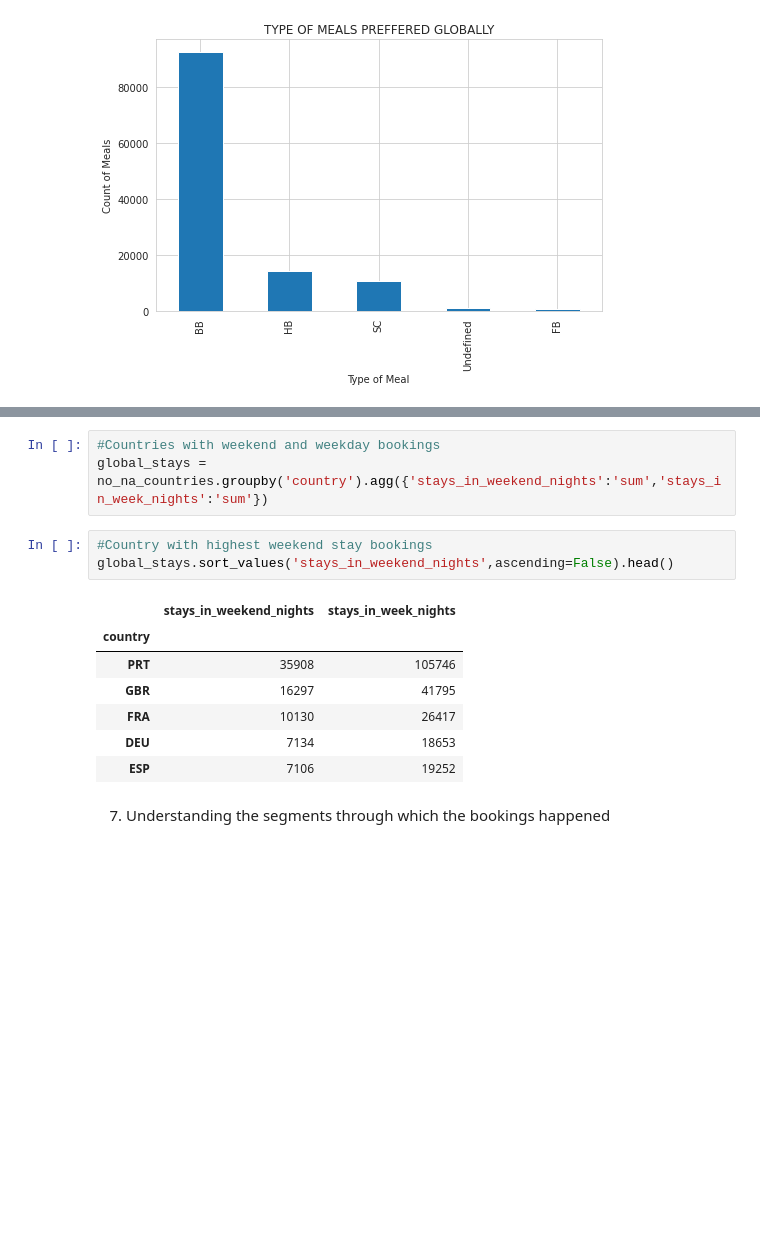
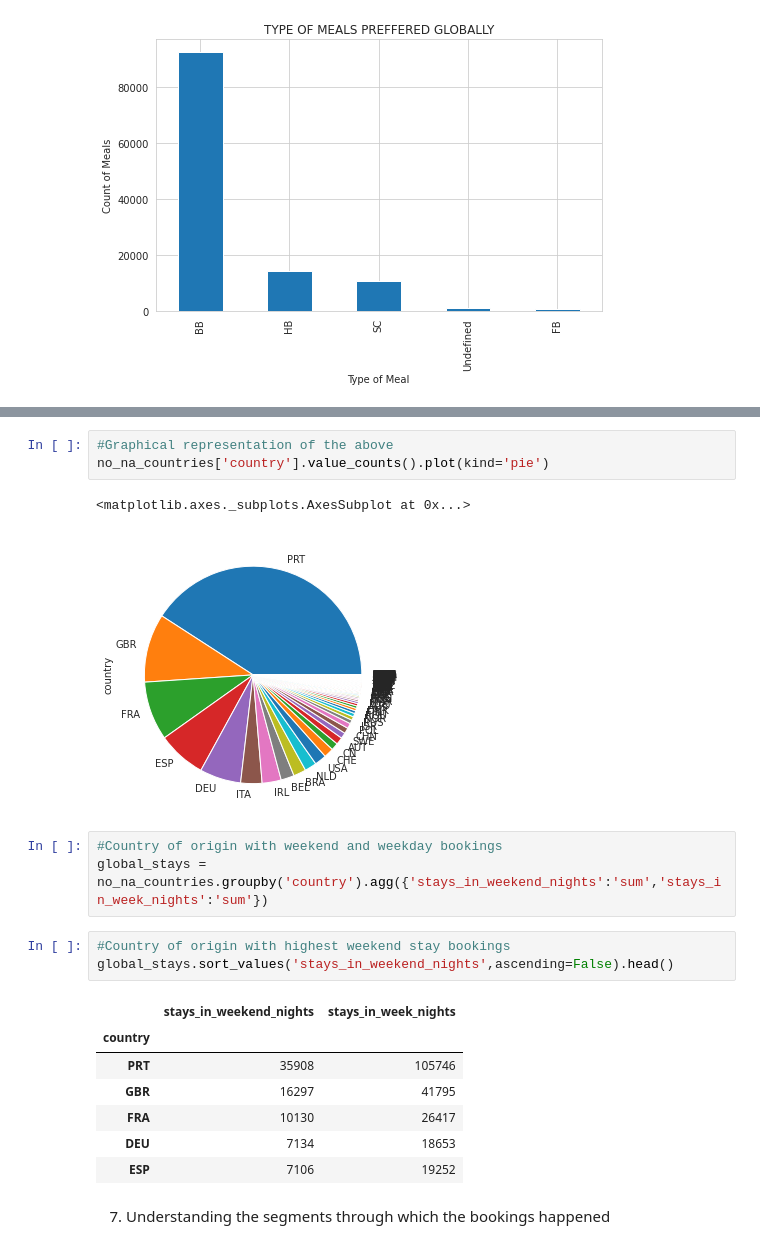
Before and after one commit to amolprabhu/Hotel_Booking_Analysis, a Jupyter notebook: Amol_Prabhu_Hotel_Booking_Analysis_Capstone_Project.ipynb, the cells around one changed output, grey strips where cells are left out. Cells and saved outputs as stored; diff of their text form; blank space fills up the shorter version.

```diff
--- a/Amol_Prabhu_Hotel_Booking_Analysis_Capstone_Project.ipynb
+++ b/Amol_Prabhu_Hotel_Booking_Analysis_Capstone_Project.ipynb
@@ -293,8 +309,14 @@ As we know the 'countries' column includes 488 null values, for analysis of the
+# %%
+#Graphical representation of the above
+no_na_countries['country'].value_counts().plot(kind='pie')
+# %% [output]
+<matplotlib.axes._subplots.AxesSubplot at 0x...>
+[figure, added]
 # %%
-#Countries with weekend and weekday bookings
+#Country of origin with weekend and weekday bookings
 global_stays = no_na_countries.groupby('country').agg({'stays_in_weekend_nights':'sum','stays_in_week_nights':'sum'})
 # %%
-#Country with highest weekend stay bookings
+#Country of origin with highest weekend stay bookings
 global_stays.sort_values('stays_in_weekend_nights',ascending=False).head()
 # %% [output]
 |  | stays_in_weekend_nights | stays_in_week_nights |
```
Also changed, not shown: parts of 28 cells of this notebook.
